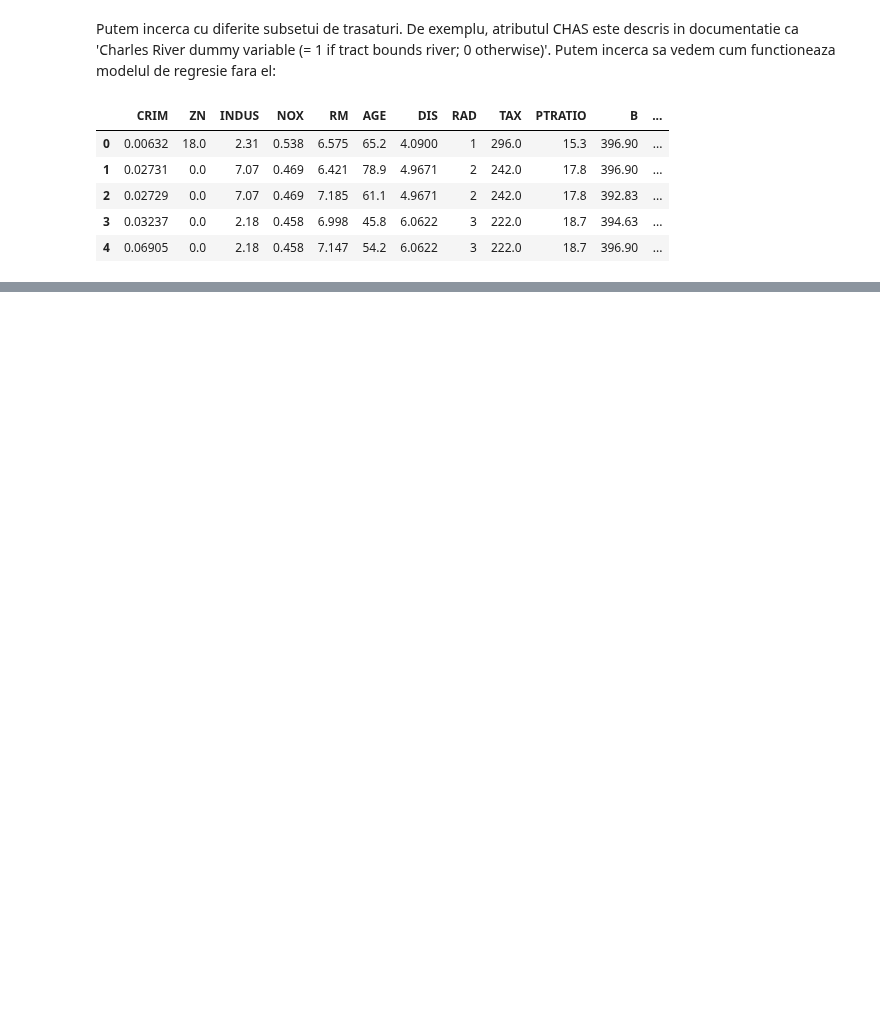
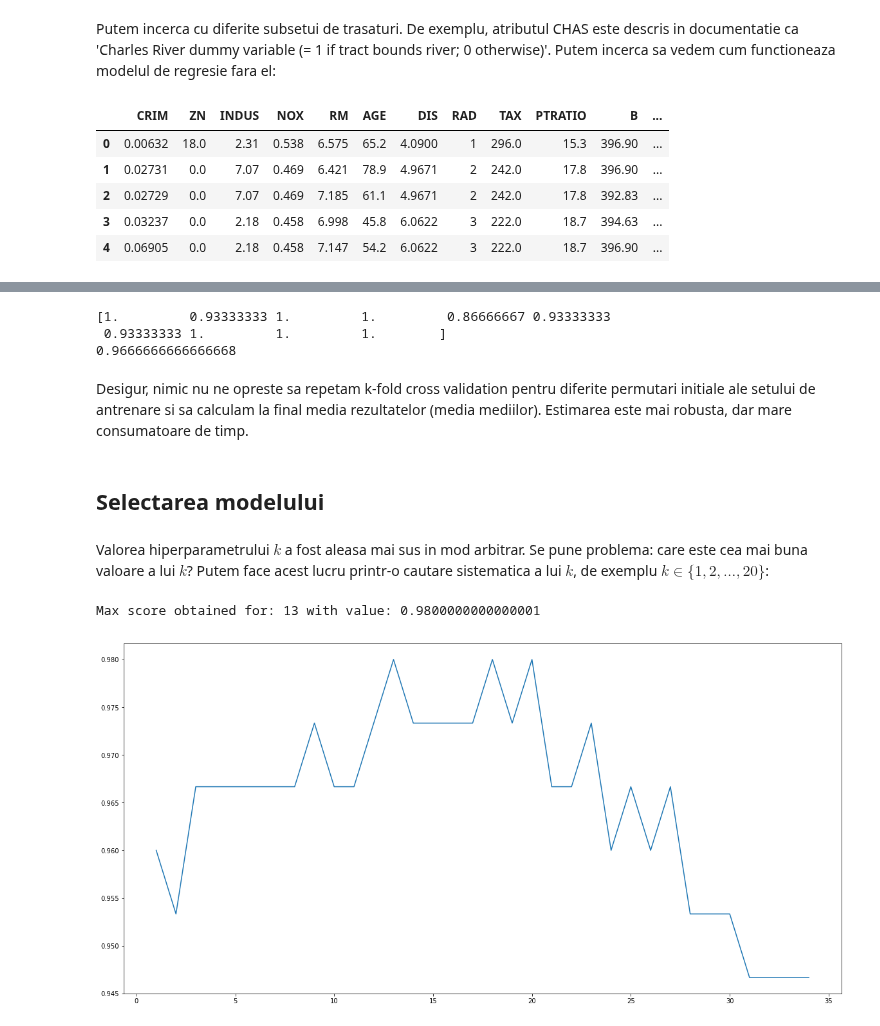
Before and after one commit to lmsasu/cursuri, a Jupyter notebook: Introducere_in_data_science/cursuri/Curs5/Curs5.ipynb, the cells around one changed output, grey strips where cells are left out. Drawn from its saved outputs; the diff is of its cells as text; code cells hidden in the pictures; blank space fills up the shorter version.

```diff
--- a/Introducere_in_data_science/cursuri/Curs5/Curs5.ipynb
+++ b/Introducere_in_data_science/cursuri/Curs5/Curs5.ipynb
@@ -245,0 +300,4 @@ mae=3.302280163132658, mse=18.78537396894365
+# %%
+iris = load_iris()
+X = iris.data
+y = iris.target
@@ -245,0 +322,31 @@ mae=3.302280163132658, mse=18.78537396894365
+# %%
+model = KNeighborsClassifier(n_neighbors=5)
+scores = cross_val_score(model, X, y, cv=10, scoring='accuracy')
+print(scores)
+print(scores.mean())
+# %% [output]
+[1.         0.93333333 1.         1.         0.86666667 0.93333333
+ 0.93333333 1.         1.         1.        ]
+0.9666666666666668
+# %% [markdown]
+Desigur, nimic nu ne opreste sa repetam k-fold cross validation pentru diferite permutari initiale ale setului de antrenare si sa calculam la final media rezultatelor (media mediilor). Estimarea este mai robusta, dar mare consumatoare de timp.
+# %% [markdown]
+## Selectarea modelului
+# %% [markdown]
+Valorea hiperparametrului $k$ a fost aleasa mai sus in mod arbitrar. Se pune problema: care este cea mai buna valoare a lui $k$? Putem face acest lucru printr-o cautare sistematica a lui $k$, de exemplu $k \in \{ 1, 2, \dots, 20 \}$:
+# %%
+def mean_score_for_model(k):
+    model = KNeighborsClassifier(n_neighbors=k)
+    scores = cross_val_score(model, X, y, cv=10, scoring='accuracy')
+    return scores.mean()
+
+range_k = range(1, 35)
+scores_k = [mean_score_for_model(k) for k in range_k]
+
+print('Max score obtained for: {0} with value: {1}'.format(1+np.argmax(scores_k), np.max(scores_k)))
+
+plt.figure(figsize=(20, 10))
+plt.plot(range_k, scores_k);
+# %% [output]
+Max score obtained for: 13 with value: 0.9800000000000001
+[figure, added]
```
Also changed, not shown: parts of 27 cells of this notebook, 1 other file.
